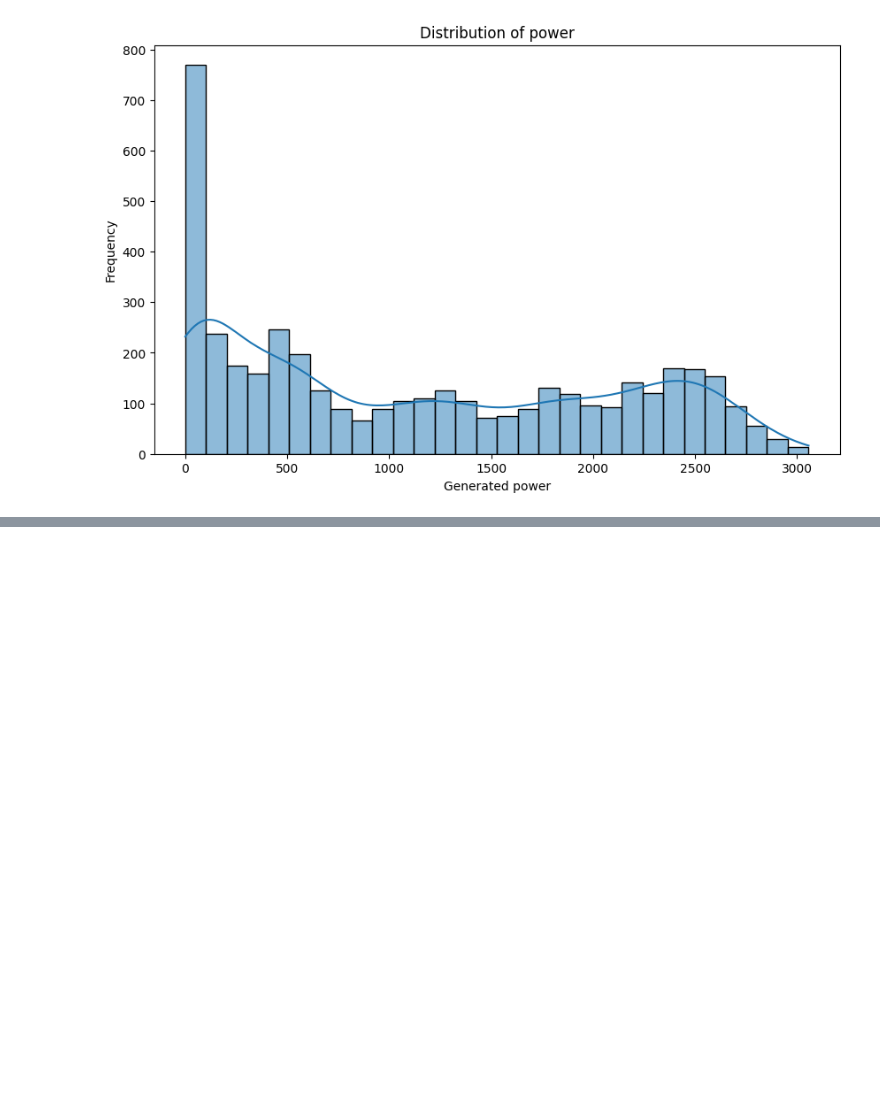
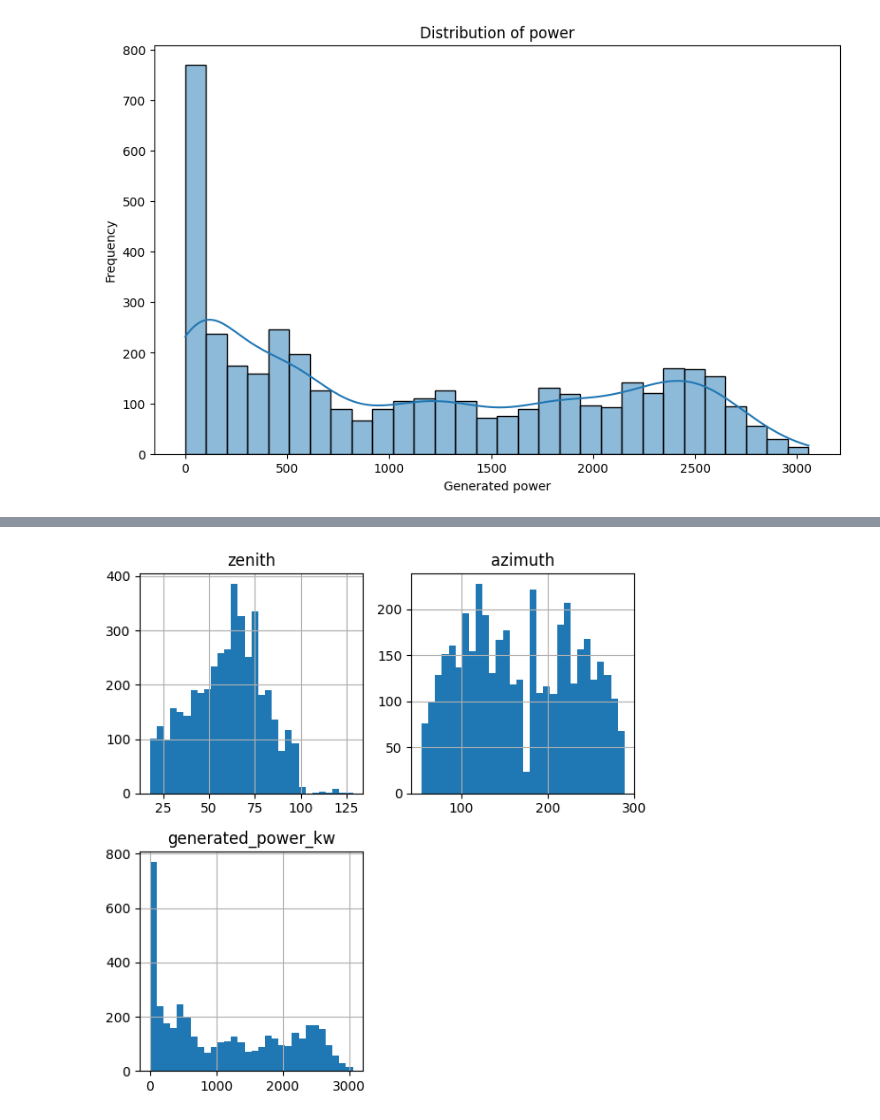
Before and after one commit to shoyo44/Week-1, a Jupyter notebook: solarpower.ipynb, the cells around one changed output, grey strips where cells are left out. Cells and saved outputs as stored; diff of their text form; code cells hidden in the pictures; blank space fills up the shorter version.

```diff
--- a/solarpower.ipynb
+++ b/solarpower.ipynb
@@ -114,0 +143,6 @@ plt.show()
+# %%
+df[df.columns[18:21]].hist(bins=30,figsize=(6,6))
+plt.tight_layout()
+plt.show()
+# %% [output]
+[figure, added]
```
Also changed, not shown: parts of 11 cells of this notebook.
